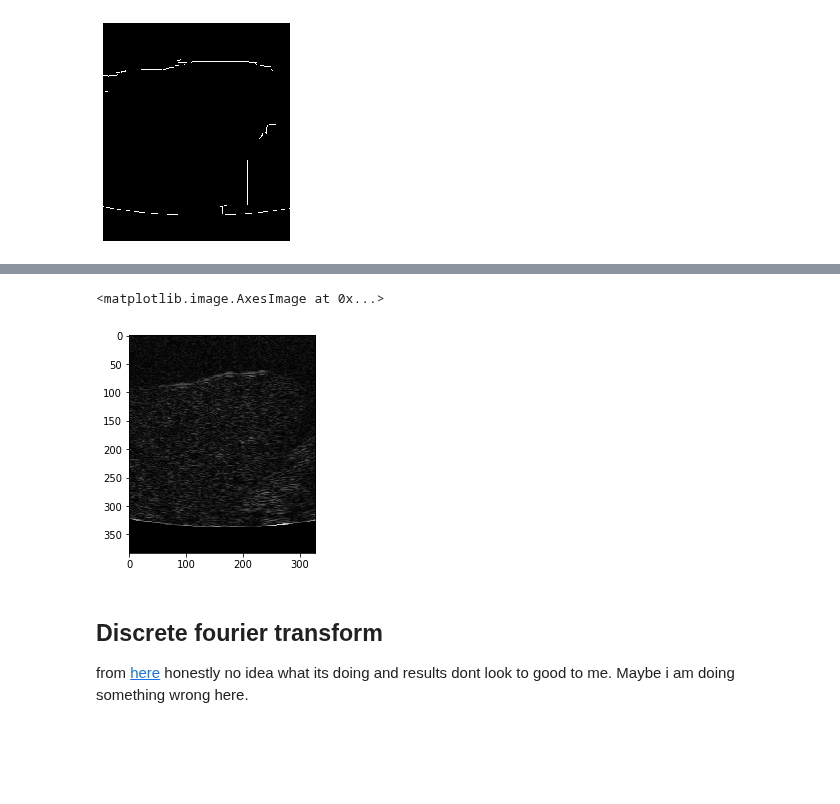
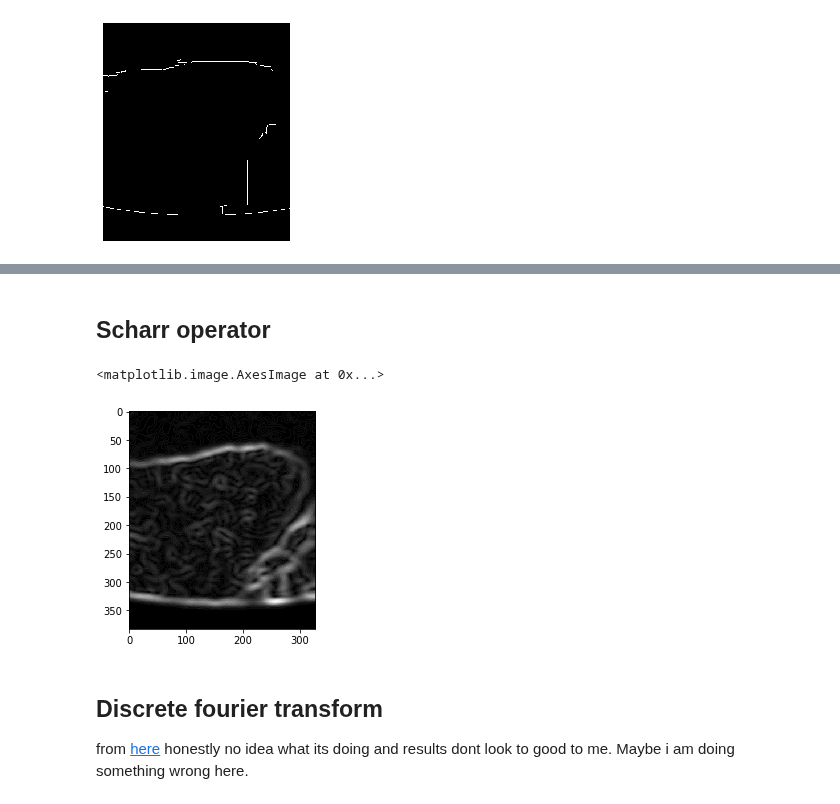
Before and after one commit to markusait/lcid, a Jupyter notebook: code/edge_detection.ipynb, the cells around one changed output, grey strips where cells are left out. Drawn from its saved outputs; the diff is of its cells as text; code cells hidden in the pictures; blank space fills up the shorter version.

Commit message:
add gaussian blur + canny operator

```diff
--- a/code/edge_detection.ipynb
+++ b/code/edge_detection.ipynb
@@ -11,9 +11,9 @@ import cv2
 than we setup the loading path and display the image
 # %%
 img_liver_path = '../images/liver/liver_cirrhosis_1.png'
-img_liver_healthy = cv2.imread(img_liver_path)
-img_inverted = 255 - img_liver_healthy
-img_gray = img_liver_healthy[:,:,0]
+img_liver = cv2.imread(img_liver_path)
+img_inverted = 255 - img_liver
+img_gray = img_liver[:,:,0]
 
 def show_img(img):
     plt.imshow(cv2.cvtColor(img, cv2.COLOR_BGR2RGB))
@@ -59,0 +65,11 @@ show_img(edges)
+# %%
+blur_n = 31 # has to be odd
+img_blur = cv2.GaussianBlur(img_gray, (blur_n,blur_n), 0)
+
+blur_canny = cv2.Canny(img_blur, lower, upper)
+show_img(blur_canny)
+
+plt.subplot(121), plt.imshow(img_liver, cmap='gray')
+plt.title('original image'), plt.axis('off')
+plt.subplot(122), plt.imshow(blur_canny, cmap='gray')
+plt.title('blured + canny'), plt.axis('off')
@@ -60,13 +94,15 @@ show_img(edges)
+# %% [markdown]
+## Scharr operator
 # %%
 scharr = np.array([[ -3-3j, 0-10j,  +3 -3j],
                    [-10+0j, 0+ 0j, +10 +0j],
                    [ -3+3j, 0+10j,  +3 +3j]])
 
-grad = convolve2d(img_gray, scharr, boundary='symm', mode='same')
+grad = convolve2d(img_blur, scharr, boundary='symm', mode='same')
 plt.imshow(np.absolute(grad), cmap='gray')
 # %% [output]
 <matplotlib.image.AxesImage at 0x...>
-[figure, old version]
+[figure, new version]
 # %% [markdown]
 ## Discrete fourier transform
 
```
Also changed, not shown: parts of 11 cells of this notebook.
